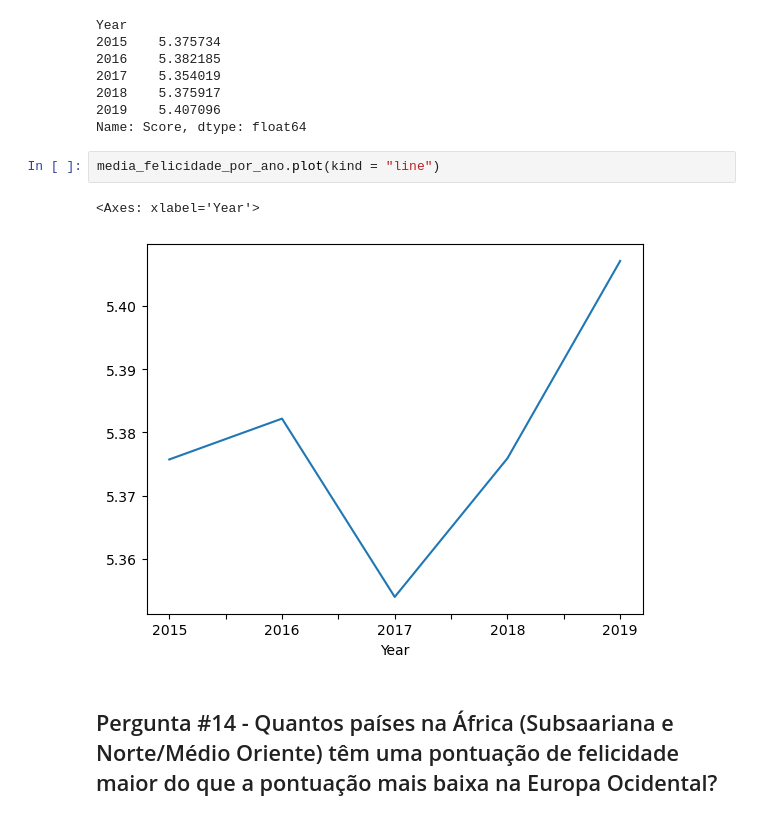
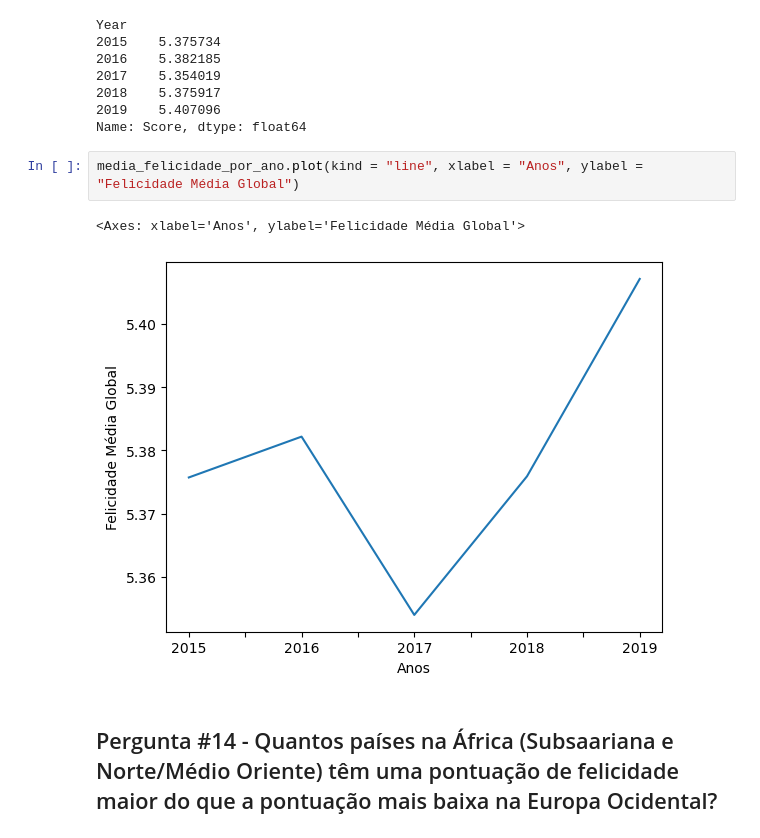
Before and after one commit to Gastaldl/Analise-do-Ranking-dos-Paises-Em-Felicidade, a Jupyter notebook: Projeto Pandas World Happiness Data.ipynb, the cells around one changed output. Drawn from its saved outputs; the diff is of its cells as text.

```diff
--- a/Projeto Pandas World Happiness Data.ipynb
+++ b/Projeto Pandas World Happiness Data.ipynb
@@ -942,10 +906,10 @@ Year
 2019    5.407096
 Name: Score, dtype: float64
 # %%
-media_felicidade_por_ano.plot(kind = "line")
+media_felicidade_por_ano.plot(kind = "line", xlabel = "Anos", ylabel = "Felicidade Média Global")
 # %% [output]
-<Axes: xlabel='Year'>
+<Axes: xlabel='Anos', ylabel='Felicidade Média Global'>
-[figure, old version]
+[figure, new version]
 # %% [markdown]
 ## Pergunta #14 - Quantos países na África (Subsaariana e Norte/Médio Oriente) têm uma pontuação de felicidade maior do que a pontuação mais baixa na Europa Ocidental?
 # %% [markdown]
```
Also changed, not shown: parts of 7 cells of this notebook.
